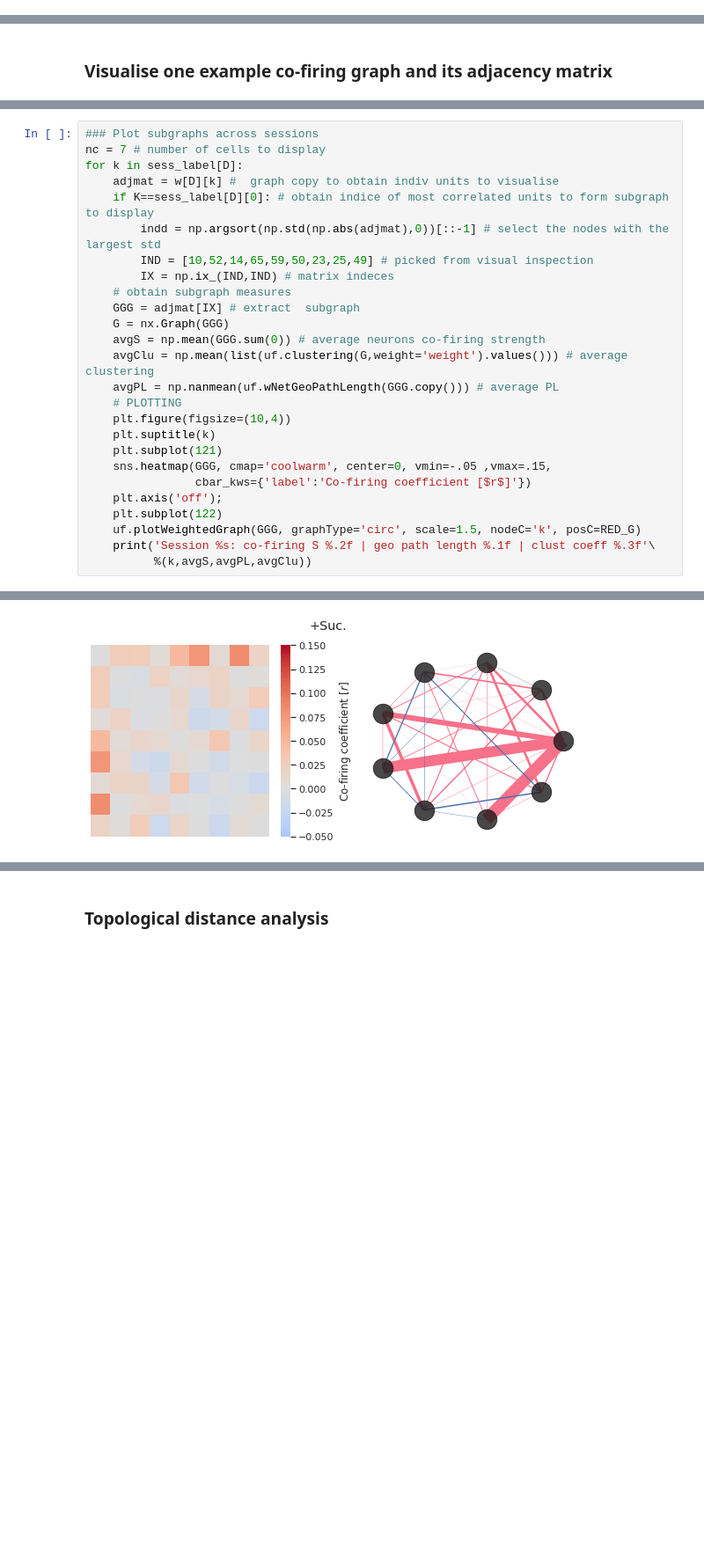
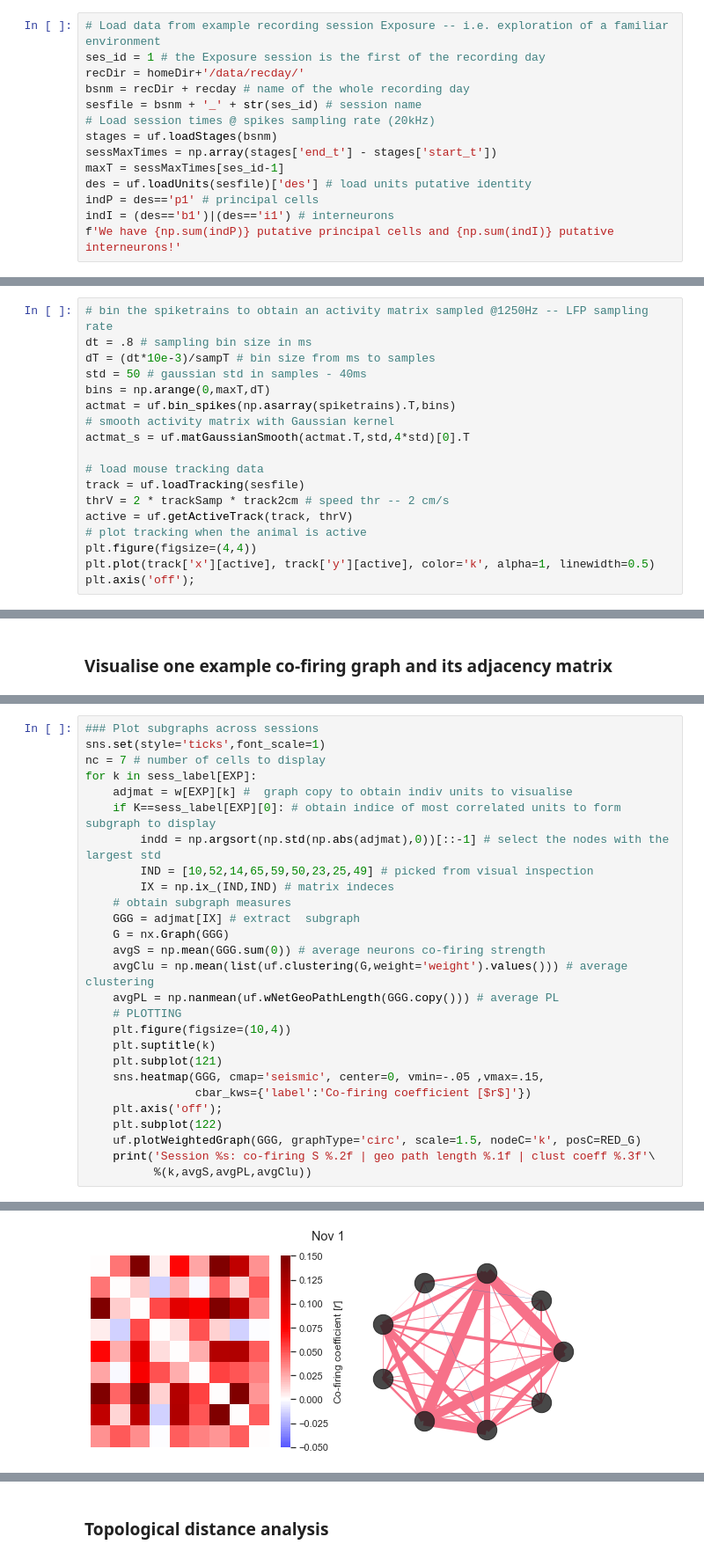
Before and after one commit to drsax93/cofiringTopology, a Jupyter notebook: cofiringTopology.ipynb, the cells around one changed output, grey strips where cells are left out. Shown at 88% size. Drawn from its saved outputs; the diff is of its cells as text; blank space fills up the shorter version.

Commit message:
draft version with recday and cofiring graph examples

```diff
--- a/cofiringTopology.ipynb
+++ b/cofiringTopology.ipynb
@@ -107,0 +59,14 @@ The available experiments are ['spp', 'cpp', 'familiar-reward', 'novel-only']
+# %%
+# Load data from example recording session Exposure -- i.e. exploration of a familiar environment
+ses_id = 1 # the Exposure session is the first of the recording day
+recDir = homeDir+'/data/recday/'
+bsnm = recDir + recday # name of the whole recording day
+sesfile = bsnm + '_' + str(ses_id) # session name
+# Load session times @ spikes sampling rate (20kHz)
+stages = uf.loadStages(bsnm)
+sessMaxTimes = np.array(stages['end_t'] - stages['start_t'])
+maxT = sessMaxTimes[ses_id-1]
+des = uf.loadUnits(sesfile)['des'] # load units putative identity
+indP = des=='p1' # principal cells
+indI = (des=='b1')|(des=='i1') # interneurons
+f'We have {np.sum(indP)} putative principal cells and {np.sum(indI)} putative interneurons!'
@@ -107,0 +103,18 @@ The available experiments are ['spp', 'cpp', 'familiar-reward', 'novel-only']
+# %%
+# bin the spiketrains to obtain an activity matrix sampled @1250Hz -- LFP sampling rate
+dt = .8 # sampling bin size in ms
+dT = (dt*10e-3)/sampT # bin size from ms to samples
+std = 50 # gaussian std in samples - 40ms
+bins = np.arange(0,maxT,dT)
+actmat = uf.bin_spikes(np.asarray(spiketrains).T,bins)
+# smooth activity matrix with Gaussian kernel
+actmat_s = uf.matGaussianSmooth(actmat.T,std,4*std)[0].T
+
+# load mouse tracking data
+track = uf.loadTracking(sesfile)
+thrV = 2 * trackSamp * track2cm # speed thr -- 2 cm/s
+active = uf.getActiveTrack(track, thrV)
+# plot tracking when the animal is active
+plt.figure(figsize=(4,4))
+plt.plot(track['x'][active], track['y'][active], color='k', alpha=1, linewidth=0.5)
+plt.axis('off');
@@ -136,9 +233,10 @@ uf.plotWeightedGraph(adjmat, graphType='spring', scale=0.4, Labels=0,
 # %%
 ### Plot subgraphs across sessions
+sns.set(style='ticks',font_scale=1)
 nc = 7 # number of cells to display
-for k in sess_label[D]:
-    adjmat = w[D][k] #  graph copy to obtain indiv units to visualise
-    if K==sess_label[D][0]: # obtain indice of most correlated units to form subgraph to display
+for k in sess_label[EXP]:
+    adjmat = w[EXP][k] #  graph copy to obtain indiv units to visualise
+    if K==sess_label[EXP][0]: # obtain indice of most correlated units to form subgraph to display
         indd = np.argsort(np.std(np.abs(adjmat),0))[::-1] # select the nodes with the largest std
         IND = [10,52,14,65,59,50,23,25,49] # picked from visual inspection
         IX = np.ix_(IND,IND) # matrix indeces
@@ -152,7 +250,7 @@ for k in sess_label[D]:
     plt.figure(figsize=(10,4))
     plt.suptitle(k)
     plt.subplot(121)
-    sns.heatmap(GGG, cmap='coolwarm', center=0, vmin=-.05 ,vmax=.15,
+    sns.heatmap(GGG, cmap='seismic', center=0, vmin=-.05 ,vmax=.15,
                 cbar_kws={'label':'Co-firing coefficient [$r$]'})
     plt.axis('off');
     plt.subplot(122)
@@ -171 +269 @@ Session Re-exposure: co-firing S 0.10 | geo path length 67.6 | clust coeff 0.056
-[figure, old version]
+[figure, new version]
```
Also changed, not shown: parts of 16 cells of this notebook, 5 other files.
